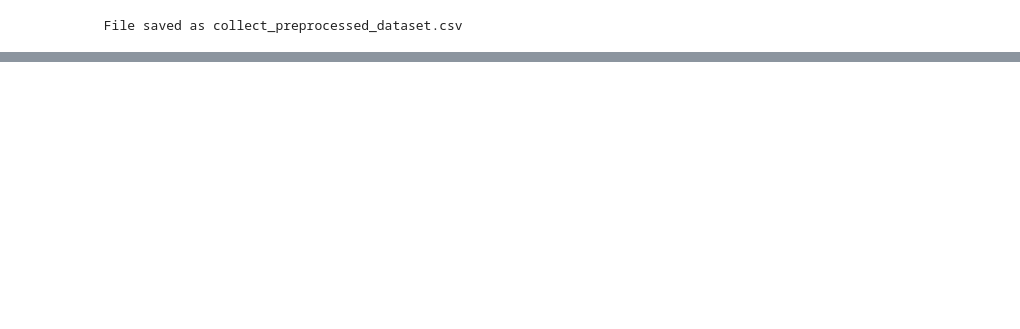
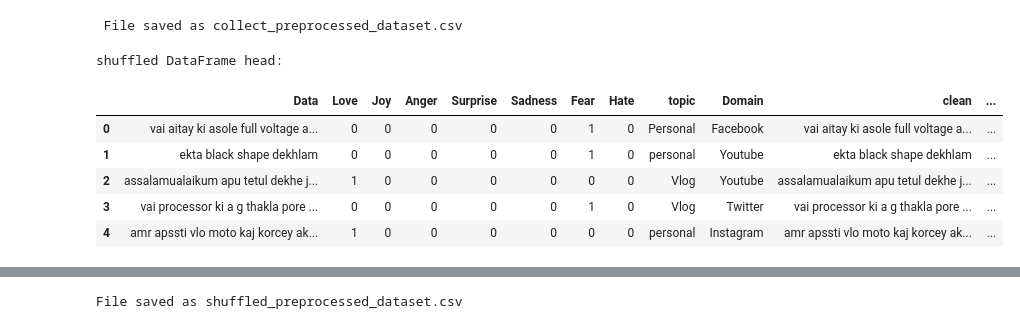
Before and after one commit to malihasama07/ML-AI, a Jupyter notebook: Project_Final_1_Emotion.ipynb, the cells around one changed output, grey strips where cells are left out. Drawn from its saved outputs; the diff is of its cells as text; code cells hidden in the pictures; blank space fills up the shorter version.

```diff
--- a/Project_Final_1_Emotion.ipynb
+++ b/Project_Final_1_Emotion.ipynb
@@ -391,3 +515,16 @@ df.to_csv("collect_preprocessed_dataset.csv", index=False)
 print(" File saved as collect_preprocessed_dataset.csv")
 # %% [output]
  File saved as collect_preprocessed_dataset.csv
+# %%
+df_shuffled = df.sample(frac=1).reset_index(drop=True)
+print("shuffled DataFrame head:")
+display(df_shuffled.head())
+display(df_shuffled.tail())
+# %% [output]
+shuffled DataFrame head:
+|  | Data | Love | Joy | Anger | Surprise | Sadness | Fear | Hate | topic | Domain | clean | ... |
+| 0 | vai aitay ki asole full voltage a... | 0 | 0 | 0 | 0 | 0 | 1 | 0 | Personal | Facebook | vai aitay ki asole full voltage a... | ... |
+| 1 | ekta black shape dekhlam | 0 | 0 | 0 | 0 | 0 | 1 | 0 | personal | Youtube | ekta black shape dekhlam | ... |
+| 2 | assalamualaikum apu tetul dekhe j... | 1 | 0 | 0 | 0 | 0 | 0 | 0 | Vlog | Youtube | assalamualaikum apu tetul dekhe j... | ... |
+| 3 | vai processor ki a g thakla pore ... | 0 | 0 | 0 | 0 | 0 | 1 | 0 | Vlog | Twitter | vai processor ki a g thakla pore ... | ... |
+| 4 | amr apssti vlo moto kaj korcey ak... | 1 | 0 | 0 | 0 | 0 | 0 | 0 | personal | Instagram | amr apssti vlo moto kaj korcey ak... | ... |
@@ -393,0 +537,5 @@ print(" File saved as collect_preprocessed_dataset.csv")
+# %%
+df_shuffled.to_csv("shuffled_preprocessed_dataset.csv", index=False)
+print("File saved as shuffled_preprocessed_dataset.csv")
+# %% [output]
+File saved as shuffled_preprocessed_dataset.csv
```
Also changed, not shown: parts of 6 cells of this notebook.
